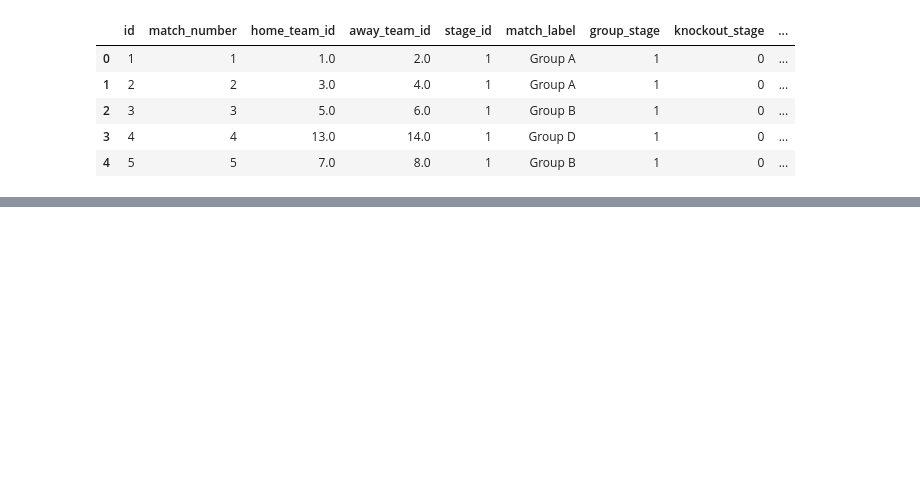
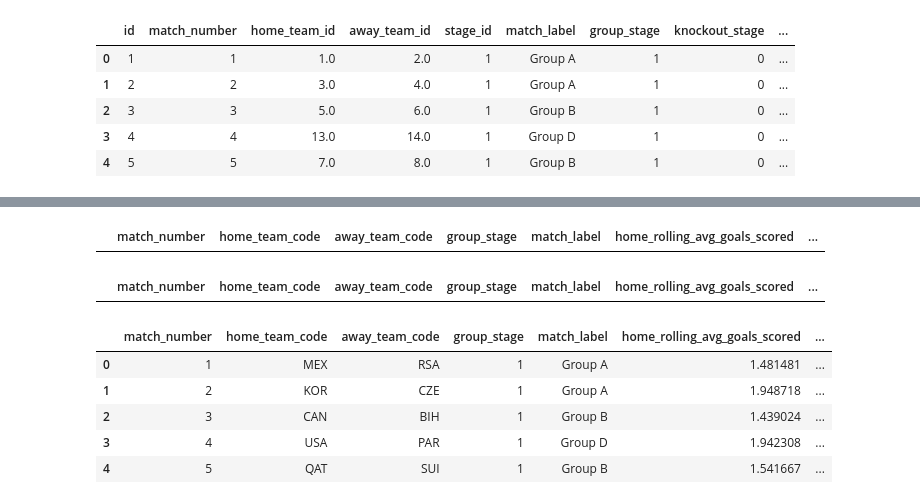
Before and after one commit to tonyinarula/World-Cup-2026-Predictive-Analysis, a Jupyter notebook: analysis.ipynb, the cells around one changed output, grey strips where cells are left out. Drawn from its saved outputs; the diff is of its cells as text; code cells hidden in the pictures; blank space fills up the shorter version.

```diff
--- a/analysis.ipynb
+++ b/analysis.ipynb
@@ -1439,0 +1392,23 @@ kaggle_2026[kaggle_2026['world_cup_participations_before'] == 0]
+# %%
+def get_points(row):
+    if row['predicted'] == 'home_team_win':
+        return row['home_team_code'], 3, row['away_team_code'], 0
+    elif row['predicted'] == 'away_team_win':
+        return row['home_team_code'], 0, row['away_team_code'], 3
+    else:
+        return row['home_team_code'], 1, row['away_team_code'], 1
+
+def get_match_result(row):
+    if row['predicted'] == 'home_team_win':
+        home_pts, away_pts = 3, 0
+    elif row['predicted'] == 'away_team_win':
+        home_pts, away_pts = 0, 3
+    else:
+        home_pts, away_pts = 1, 1
+
+    return (row['home_team_code'], home_pts, row['home_goals'],
+            row['away_team_code'], away_pts, row['away_goals'])
+# %%
+results_2026[['home_team_code', 'home_points', 'away_team_code', 'away_points']] = results_2026.apply(
+    get_points, axis=1, result_type='expand'
+)
@@ -1439,0 +1429,20 @@ kaggle_2026[kaggle_2026['world_cup_participations_before'] == 0]
+# %%
+results_2026[results_2026['away_rolling_avg_goals_scored'].isna()]
+# %% [output]
+|  | match_number | home_team_code | away_team_code | group_stage | match_label | home_rolling_avg_goals_scored | ... |
+# %%
+results_2026[results_2026['home_rolling_avg_goals_scored'].isna()]
+# %% [output]
+|  | match_number | home_team_code | away_team_code | group_stage | match_label | home_rolling_avg_goals_scored | ... |
+# %%
+results_2026['home_goals'] = results_2026['home_rolling_avg_goals_scored'].round().astype(int)
+results_2026['away_goals'] = results_2026['away_rolling_avg_goals_scored'].round().astype(int)
+# %%
+results_2026.head()
+# %% [output]
+|  | match_number | home_team_code | away_team_code | group_stage | match_label | home_rolling_avg_goals_scored | ... |
+| 0 | 1 | MEX | RSA | 1 | Group A | 1.481481 | ... |
+| 1 | 2 | KOR | CZE | 1 | Group A | 1.948718 | ... |
+| 2 | 3 | CAN | BIH | 1 | Group B | 1.439024 | ... |
+| 3 | 4 | USA | PAR | 1 | Group D | 1.942308 | ... |
+| 4 | 5 | QAT | SUI | 1 | Group B | 1.541667 | ... |
```
Also changed, not shown: parts of 27 cells of this notebook.
